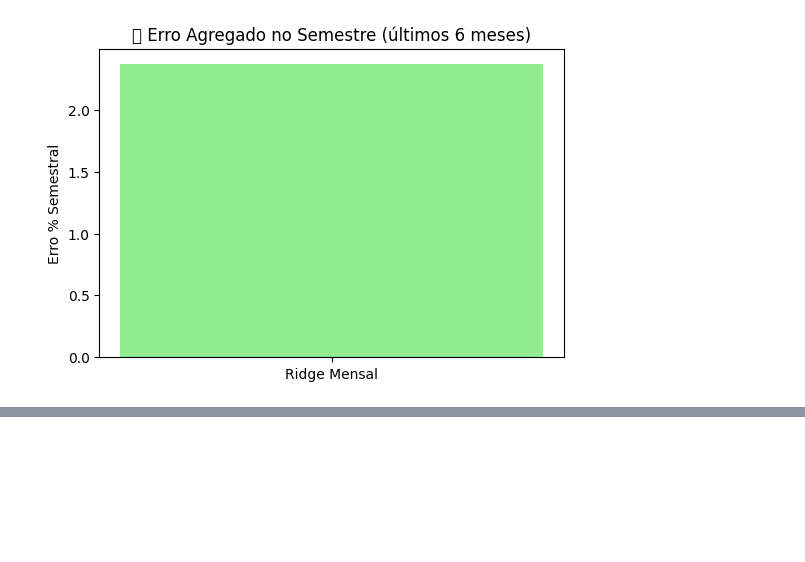
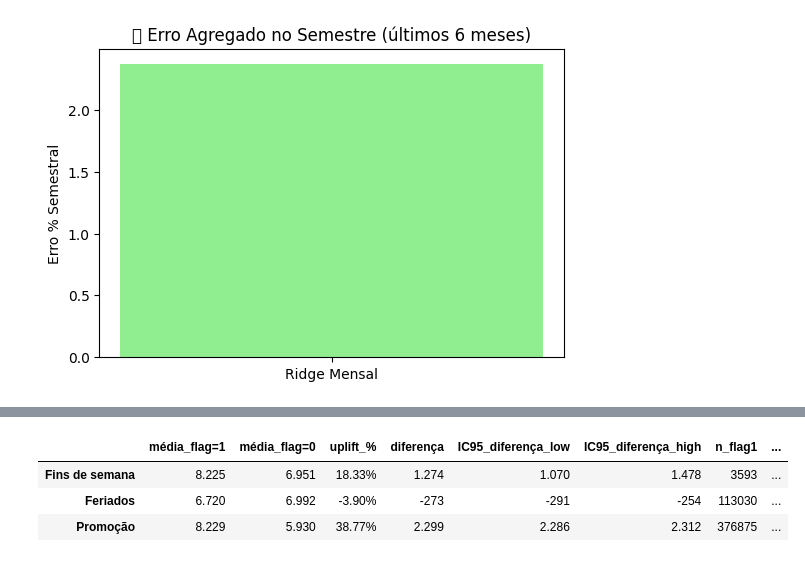
Before and after one commit to gabrieldilay/rossmann-forecast-mvp, a Jupyter notebook: rossmann_faturamento_mvp.ipynb, the cells around one changed output, grey strips where cells are left out. Drawn from its saved outputs; the diff is of its cells as text; code cells hidden in the pictures; blank space fills up the shorter version.

```diff
--- a/rossmann_faturamento_mvp.ipynb
+++ b/rossmann_faturamento_mvp.ipynb
@@ -1771,0 +1732,82 @@ O MVP demonstrou que **previsões de faturamento semestrais e anuais** podem ser
+# %%
+# ============================================
+# ANÁLISE EXPLICATIVA: impacto de feriados, fins de semana e promoções
+# ============================================
+import numpy as np
+import pandas as pd
+
+# 1) Garantias básicas e filtros (coerência com o que você usou nos modelos)
+assert {'Date','Sales','Promo','StateHoliday','DayOfWeek','Open'}.issubset(df.columns), "df não tem as colunas esperadas."
+df_exp = df.copy()
+
+# Mantém apenas dias de loja aberta e vendas > 0 (mesma premissa dos modelos)
+df_exp = df_exp[(df_exp['Open'] == 1) & (df_exp['Sales'] > 0)].copy()
+
+# 2) Cria flags legíveis
+df_exp['is_weekend']   = df_exp['DayOfWeek'].isin([6,7]).astype(int)  # 6=sábado, 7=domingo no Rossmann
+df_exp['is_holiday']   = (df_exp['StateHoliday'] != '0').astype(int)  # 'a','b','c' são feriados
+df_exp['is_promo']     = df_exp['Promo'].astype(int)
+
+# 3) Função auxiliar para comparar grupos e calcular uplift (%)
+def compare_groups(df_in, flag_col, target='Sales'):
+    a = df_in.loc[df_in[flag_col]==1, target]
+    b = df_in.loc[df_in[flag_col]==0, target]
+    mean_a, mean_b = a.mean(), b.mean()
+    uplift = (mean_a/mean_b - 1.0) * 100.0
+    # medida simples de incerteza: erro-padrão da diferença de médias (aprox. normal)
+    se = np.sqrt(a.var(ddof=1)/len(a) + b.var(ddof=1)/len(b))
+    diff = mean_a - mean_b
+    ci_low, ci_high = diff - 1.96*se, diff + 1.96*se
+    return {
+        "média_flag=1": mean_a,
+        "média_flag=0": mean_b,
+        "uplift_%": uplift,
+        "diferença": diff,
+        "IC95_diferença_low": ci_low,
+        "IC95_diferença_high": ci_high,
+        "n_flag1": len(a),
+        "n_flag0": len(b)
+    }
+
+res_weekend = compare_groups(df_exp, 'is_weekend')
+res_holiday = compare_groups(df_exp, 'is_holiday')
+res_promo   = compare_groups(df_exp, 'is_promo')
+
+impacto_df = pd.DataFrame([res_weekend, res_holiday, res_promo],
+                          index=['Fins de semana','Feriados','Promoção'])
+
+# Formatação para leitura
+def fmt_money(x):
+    return f"{x:,.0f}".replace(",", ".")
+def fmt_pct(x):
+    return f"{x:.2f}%"
+
+viz = impacto_df.copy()
+viz['média_flag=1'] = viz['média_flag=1'].map(fmt_money)
+viz['média_flag=0'] = viz['média_flag=0'].map(fmt_money)
+viz['uplift_%']     = viz['uplift_%'].map(fmt_pct)
+viz['diferença']    = viz['diferença'].map(fmt_money)
+viz['IC95_diferença_low']  = viz['IC95_diferença_low'].map(fmt_money)
+viz['IC95_diferença_high'] = viz['IC95_diferença_high'].map(fmt_money)
+
+print("💡 Impacto no faturamento (média diária por loja)")
+display(viz)
+print("\nInterpretação:")
+print("- 'média_flag=1' é a média no grupo com a condição (ex.: em promoção).")
+print("- 'média_flag=0' é a média no grupo sem a condição (ex.: sem promoção).")
+print("- 'uplift_%' ≈ quanto % o faturamento muda quando a condição está presente.")
+print("- IC95%: intervalo aproximado para a diferença de médias (efeito absoluto).")
+
+# 4) (Opcional) efeito por mês: mostra sazonalidade do efeito de promoções, por ex.
+efeito_promo_mensal = (
+    df_exp.assign(Month=df_exp['Date'].dt.to_period('M').dt.to_timestamp())
+          .groupby('Month')
+          .apply(lambda g: (g.loc[g['is_promo']==1, 'Sales'].mean() /
+                            g.loc[g['is_promo']==0, 'Sales'].mean() - 1)*100 if
+                 (g['is_promo'].sum()>0 and (g['is_promo']==0).sum()>0) else np.nan)
+          .to_frame('uplift_promo_%')
+)
+
+print("\n📆 Efeito percentual de Promo por mês (quando há ambos os grupos):")
+display(efeito_promo_mensal.dropna().head(12))
+# %% [output]
@@ -1771,0 +1815,4 @@ O MVP demonstrou que **previsões de faturamento semestrais e anuais** podem ser
+|  | média_flag=1 | média_flag=0 | uplift_% | diferença | IC95_diferença_low | IC95_diferença_high | n_flag1 | ... |
+| Fins de semana | 8.225 | 6.951 | 18.33% | 1.274 | 1.070 | 1.478 | 3593 | ... |
+| Feriados | 6.720 | 6.992 | -3.90% | -273 | -291 | -254 | 113030 | ... |
+| Promoção | 8.229 | 5.930 | 38.77% | 2.299 | 2.286 | 2.312 | 376875 | ... |
```
Also changed, not shown: parts of 7 cells of this notebook.
